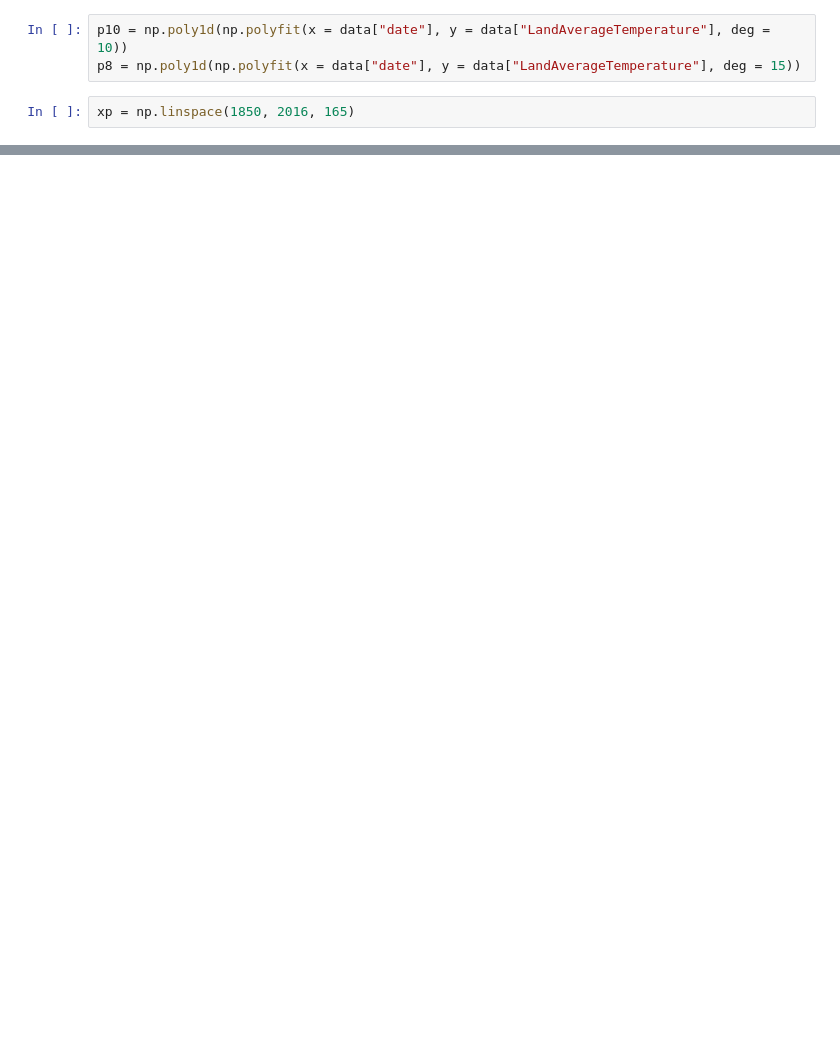
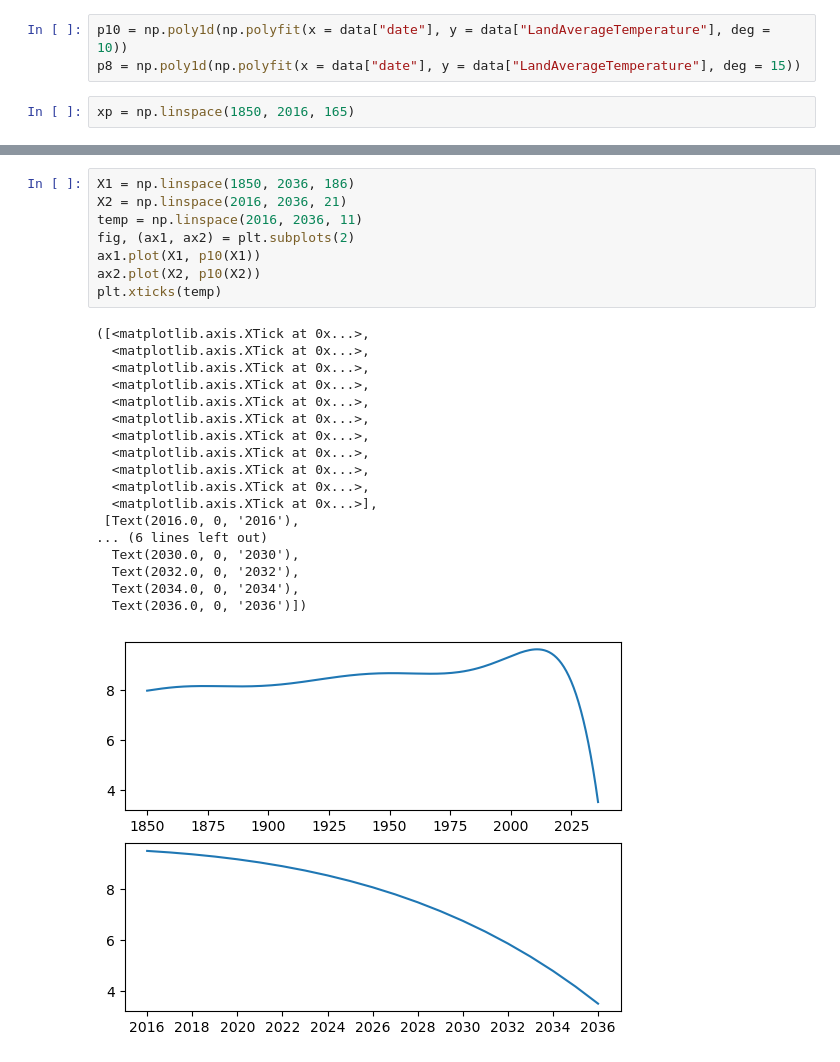
Before and after one commit to ghost-2362003/global-temperature-forecast, a Jupyter notebook: curve fitting.ipynb, the cells around one changed output, grey strips where cells are left out. Drawn from its saved outputs; the diff is of its cells as text; blank space fills up the shorter version.

```diff
--- a/curve fitting.ipynb
+++ b/curve fitting.ipynb
@@ -97,0 +74,27 @@ for i in range(2017, 2036):
+# %%
+X1 = np.linspace(1850, 2036, 186)
+X2 = np.linspace(2016, 2036, 21)
+temp = np.linspace(2016, 2036, 11)
+fig, (ax1, ax2) = plt.subplots(2)
+ax1.plot(X1, p10(X1))
+ax2.plot(X2, p10(X2))
+plt.xticks(temp)
+# %% [output]
+([<matplotlib.axis.XTick at 0x...>,
+  <matplotlib.axis.XTick at 0x...>,
+  <matplotlib.axis.XTick at 0x...>,
+  <matplotlib.axis.XTick at 0x...>,
+  <matplotlib.axis.XTick at 0x...>,
+  <matplotlib.axis.XTick at 0x...>,
+  <matplotlib.axis.XTick at 0x...>,
+  <matplotlib.axis.XTick at 0x...>,
+  <matplotlib.axis.XTick at 0x...>,
+  <matplotlib.axis.XTick at 0x...>,
+  <matplotlib.axis.XTick at 0x...>],
+ [Text(2016.0, 0, '2016'),
+... (6 lines left out)
+  Text(2030.0, 0, '2030'),
+  Text(2032.0, 0, '2032'),
+  Text(2034.0, 0, '2034'),
+  Text(2036.0, 0, '2036')])
+[figure, added]
```
Also changed, not shown: parts of 8 cells of this notebook.
